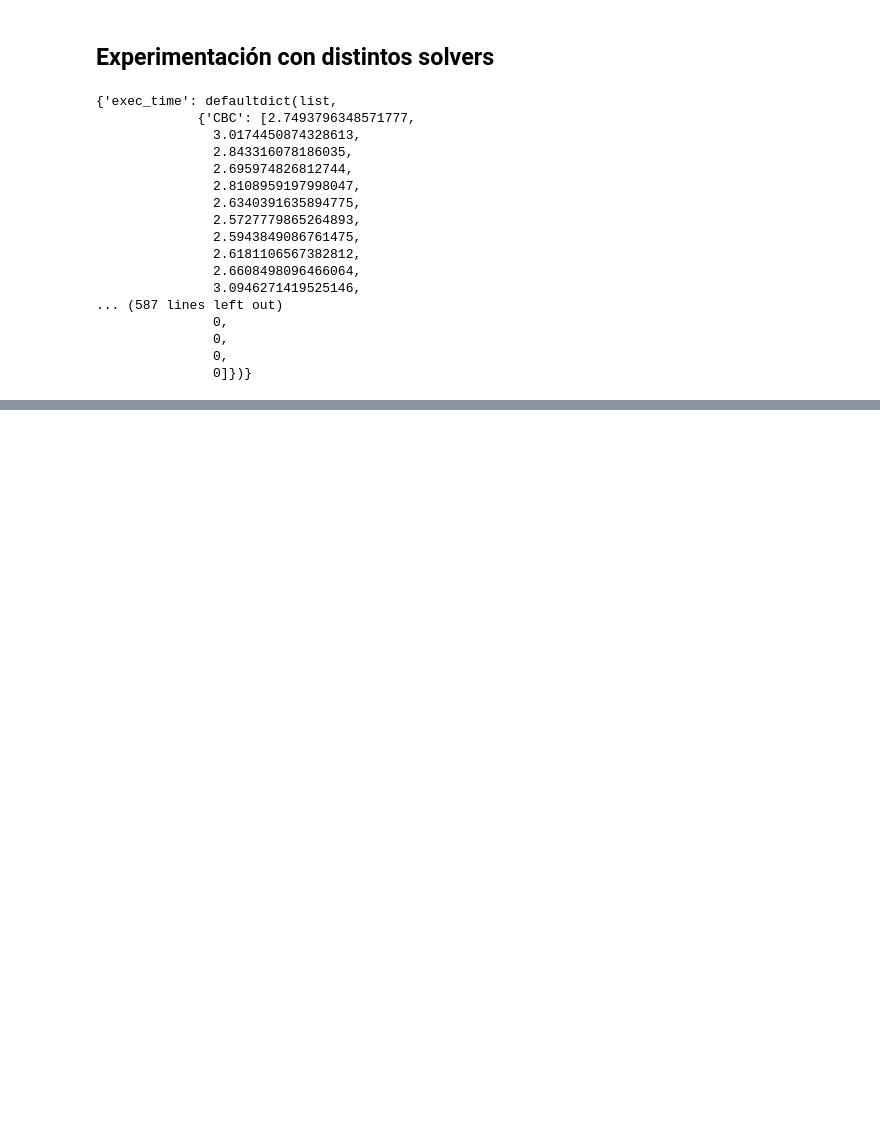
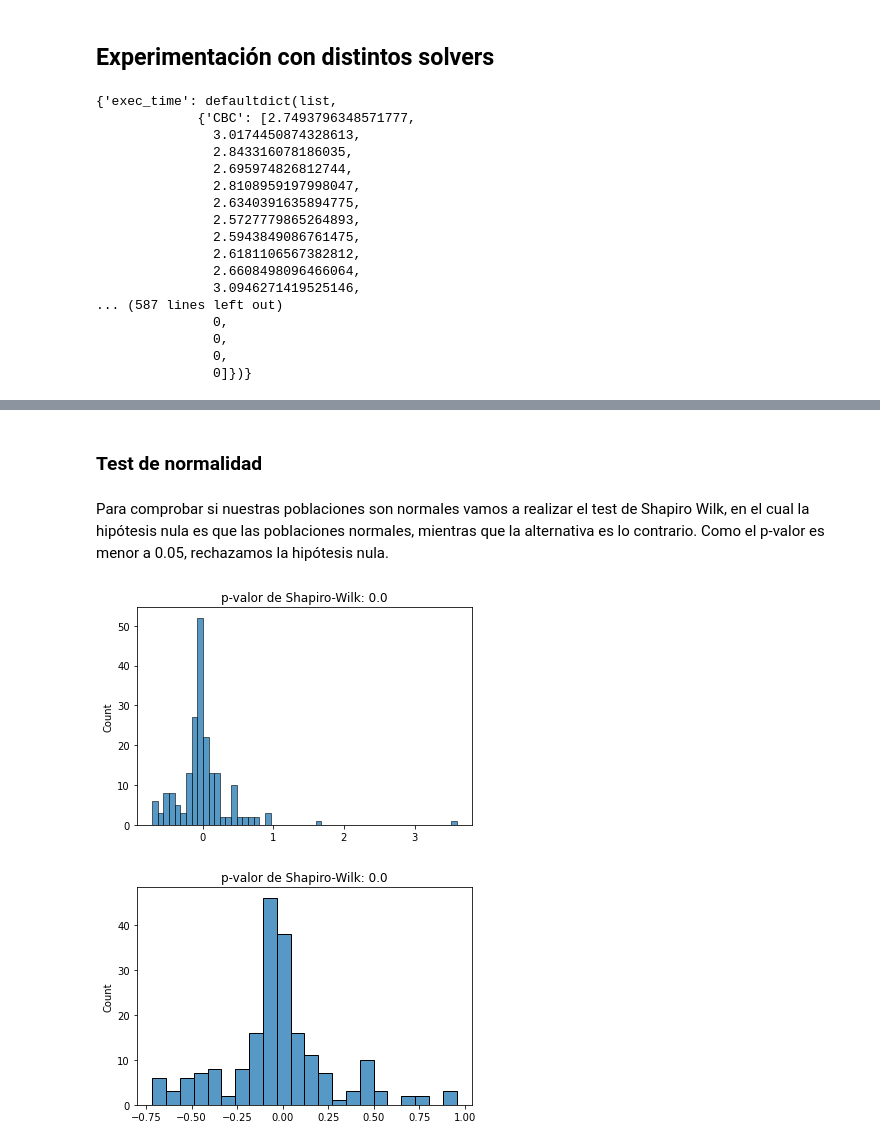
Before and after one commit to rubenmc2001/Proyecto_1, a Jupyter notebook: Code/Experimentacion.ipynb, the cells around one changed output, grey strips where cells are left out. Drawn from its saved outputs; the diff is of its cells as text; code cells hidden in the pictures; blank space fills up the shorter version.

```diff
--- a/Code/Experimentacion.ipynb
+++ b/Code/Experimentacion.ipynb
@@ -114,0 +117,19 @@ df['CP-SAT'] = results['exec_time']['CP-SAT']
+# %%
+import pandas as pd
+import statsmodels.api as sm
+from statsmodels.formula.api import ols
+import pickle
+from statsmodels.stats.multicomp import pairwise_tukeyhsd
+
+with open('../Data/experimentos50ejec.pkl', 'rb') as file:
+    res = pickle.load(file)
+
+solvers, times = [], []
+
+for k,v in res['exec_time'].items():
+    solvers.extend([k]*len(v))
+    times.extend(v)
+
+df = pd.DataFrame()
+df['solver'] = solvers
+df['exec_time'] = times
@@ -114,0 +140,26 @@ df['CP-SAT'] = results['exec_time']['CP-SAT']
+# %% [markdown]
+### Test de normalidad
+# %% [markdown]
+Para comprobar si nuestras poblaciones son normales vamos a realizar el test de Shapiro Wilk, en el cual la hipótesis nula es que las poblaciones normales, mientras que la alternativa es lo contrario. Como el p-valor es menor a 0.05, rechazamos la hipótesis nula.
+# %%
+import statsmodels.api as sm
+from statsmodels.formula.api import ols
+import seaborn as sns
+import matplotlib.pyplot as plt
+from scipy.stats import shapiro
+
+model2 = ols(f'exec_time ~ C(solver)', data=df).fit()
+res2 = sm.stats.anova_lm(model2, typ=2)
+
+pvalor = shapiro(model2.resid).pvalue
+sns.histplot(model2.resid)
+plt.title(f'p-valor de Shapiro-Wilk: {round(pvalor, 5)}')
+plt.show()
+
+pvalor = shapiro(model2.resid[model2.resid < 1.5]).pvalue
+sns.histplot(model2.resid[model2.resid < 1.5])
+plt.title(f'p-valor de Shapiro-Wilk: {round(pvalor, 5)}')
+plt.show()
+# %% [output]
+[figure, added]
+[figure, added]
```
Also changed, not shown: parts of 7 cells of this notebook.
